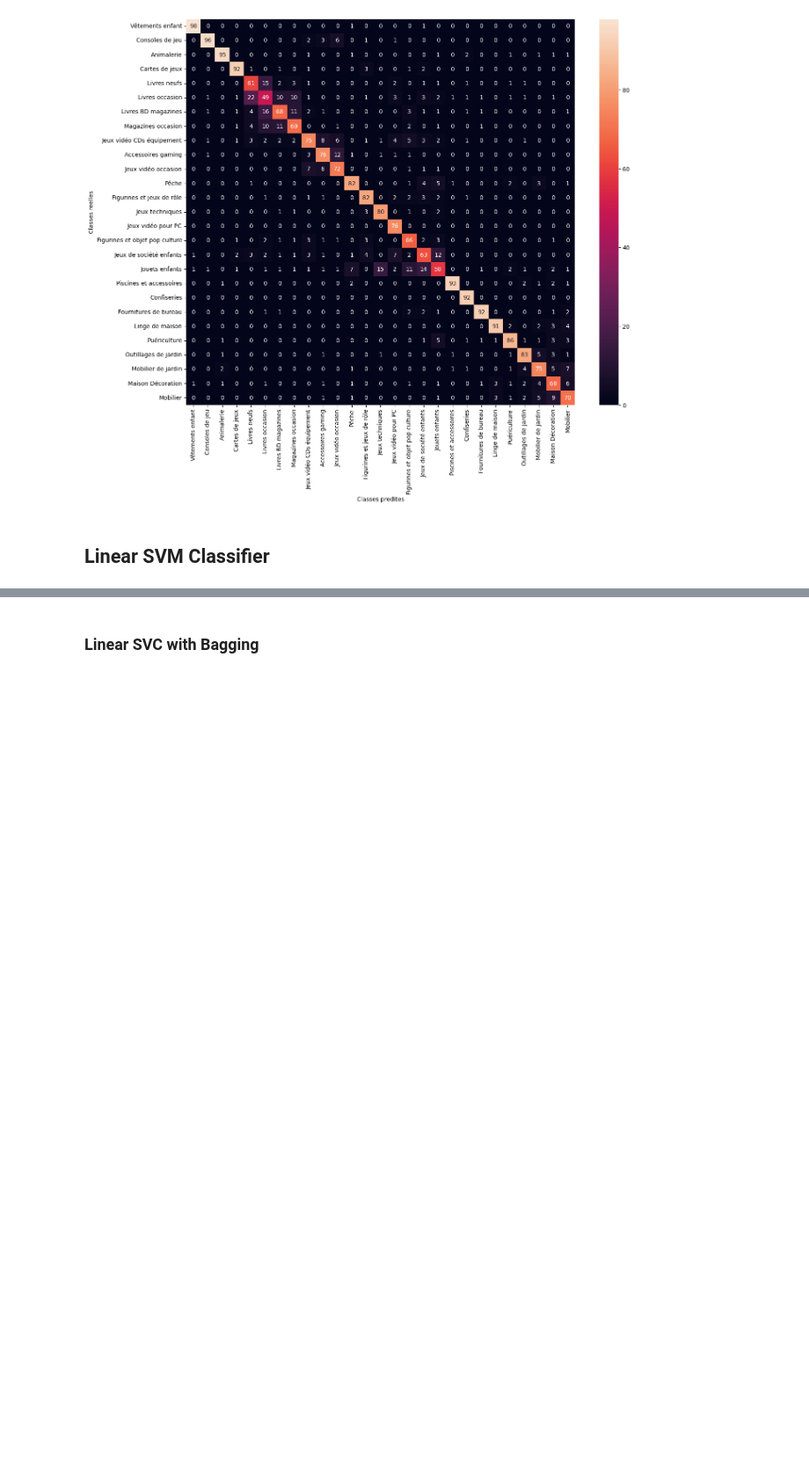
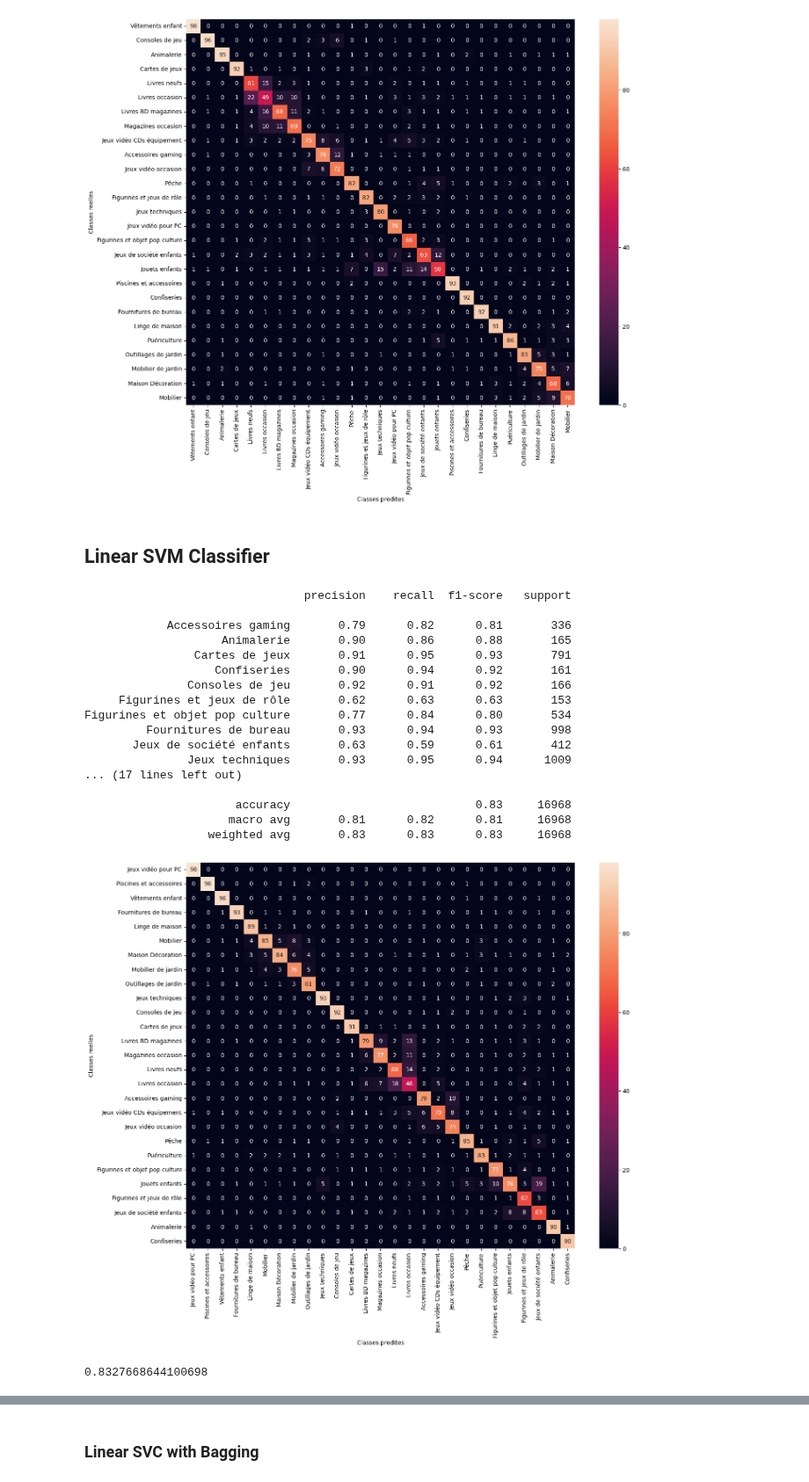
Before and after one commit to Konarovic/Rakuten, a Jupyter notebook: notebook/notebook_Textclassification_BoW.ipynb, the cells around one changed output, grey strips where cells are left out. Shown at 88% size. Drawn from its saved outputs; the diff is of its cells as text; code cells hidden in the pictures; blank space fills up the shorter version.

```diff
--- a/notebook/notebook_Textclassification_BoW.ipynb
+++ b/notebook/notebook_Textclassification_BoW.ipynb
@@ -53,3 +67,12 @@ def remove_token_duplicates(words):
     wordset = set()
     words_filtered = [wordset.add(word) or word for word in words if word not in wordset]
     return words_filtered
+# %%
+#Removing stop words
+from nltk.corpus import stopwords
+stop_words = set(stopwords.words('french'))
+data['tokens'] = data['tokens'].apply(lambda x: remove_wordsubset(x, stop_words))
+# %%
+#Removing puntuation
+punctuations = [",", ".", "``", "@", "*", "(", ")", "...", "!", "?", "-", "_", ">", "<", ":", "/", "=", "--", "©", "~", ";", "\\", "\\\\"]
+data['tokens'] = data['tokens'].apply(lambda x: remove_wordsubset(x, punctuations))
@@ -56,10 +82,4 @@ def remove_token_duplicates(words):
 # %%
-#Removing stop words
-data['tokens'] = data['tokens'].apply(lambda x: remove_stopwords(x, stop_words))
-
-#Removing duplicated tokens
-data['tokens'] = data['tokens'].apply(lambda x: remove_token_duplicates(x))
-
 #Converting list of tokens to string
 data['tokens'] = data['tokens'].apply(lambda x:  ' '.join(x))
 # %% [markdown]
@@ -86,6 +106,7 @@ from sklearn.feature_extraction.text import CountVectorizer
 from sklearn.feature_extraction.text import TfidfVectorizer, TfidfTransformer
 from sklearn.model_selection import GridSearchCV
 
+target = prdlabel['prdtypedesignation']
 #Creating train and test sets
 X_train, X_test, y_train, y_test = train_test_split(data['tokens'], target, test_size=0.2, random_state=123, stratify=target)
 
@@ -225,6 +246,42 @@ Figurines et objet pop culture       0.66      0.79      0.72       534
 [figure]
 # %% [markdown]
 ## Linear SVM Classifier
+# %%
+from sklearn.svm import SVC, LinearSVC
+from sklearn.model_selection import GridSearchCV
+from sklearn.metrics import make_scorer, f1_score
+
+svc = LinearSVC(penalty='l2', C=1, random_state=123, dual='auto', max_iter=10^6, class_weight='balanced')
+svc.fit(X_train_tfidf, y_train);
+
+y_pred_svc = svc.predict(X_test_tfidf)
+
+plot_classification_results(y_test, y_pred_svc);
+
+from sklearn.metrics import make_scorer, f1_score
+# %% [output]
+                                precision    recall  f1-score   support
+
+            Accessoires gaming       0.79      0.82      0.81       336
+                    Animalerie       0.90      0.86      0.88       165
+                Cartes de jeux       0.91      0.95      0.93       791
+                   Confiseries       0.90      0.94      0.92       161
+               Consoles de jeu       0.92      0.91      0.92       166
+     Figurines et jeux de rôle       0.62      0.63      0.63       153
+Figurines et objet pop culture       0.77      0.84      0.80       534
+         Fournitures de bureau       0.93      0.94      0.93       998
+       Jeux de société enfants       0.63      0.59      0.61       412
+               Jeux techniques       0.93      0.95      0.94      1009
+... (17 lines left out)
+
+                      accuracy                           0.83     16968
+                     macro avg       0.81      0.82      0.81     16968
+                  weighted avg       0.83      0.83      0.83     16968
+[figure, added]
+# %%
+f1_score(y_test, y_pred_svc, average='weighted')
+# %% [output]
+0.8327668644100698
 # %%
 from sklearn.svm import SVC, LinearSVC
 from sklearn.model_selection import GridSearchCV
```
Also changed, not shown: parts of 7 cells of this notebook, 3 other files.
